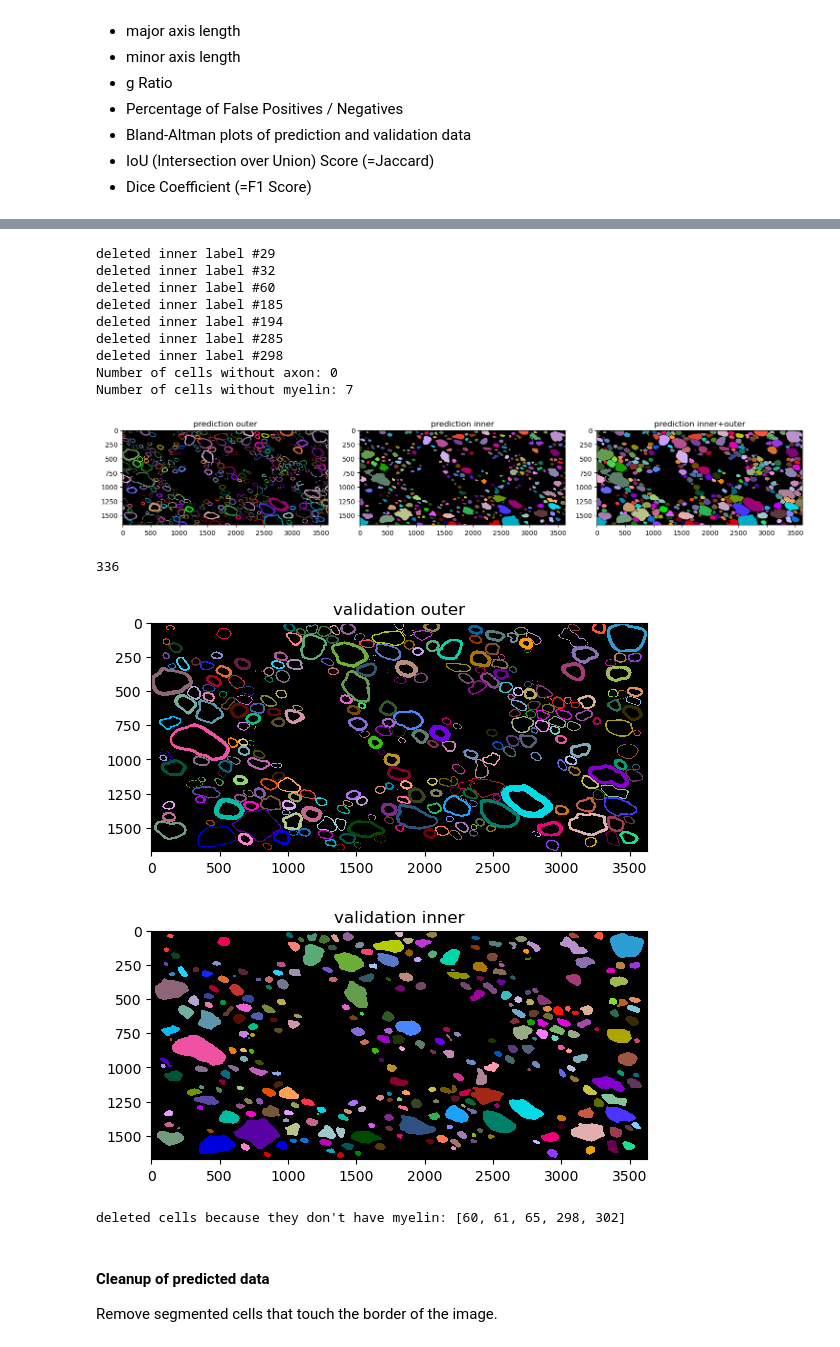
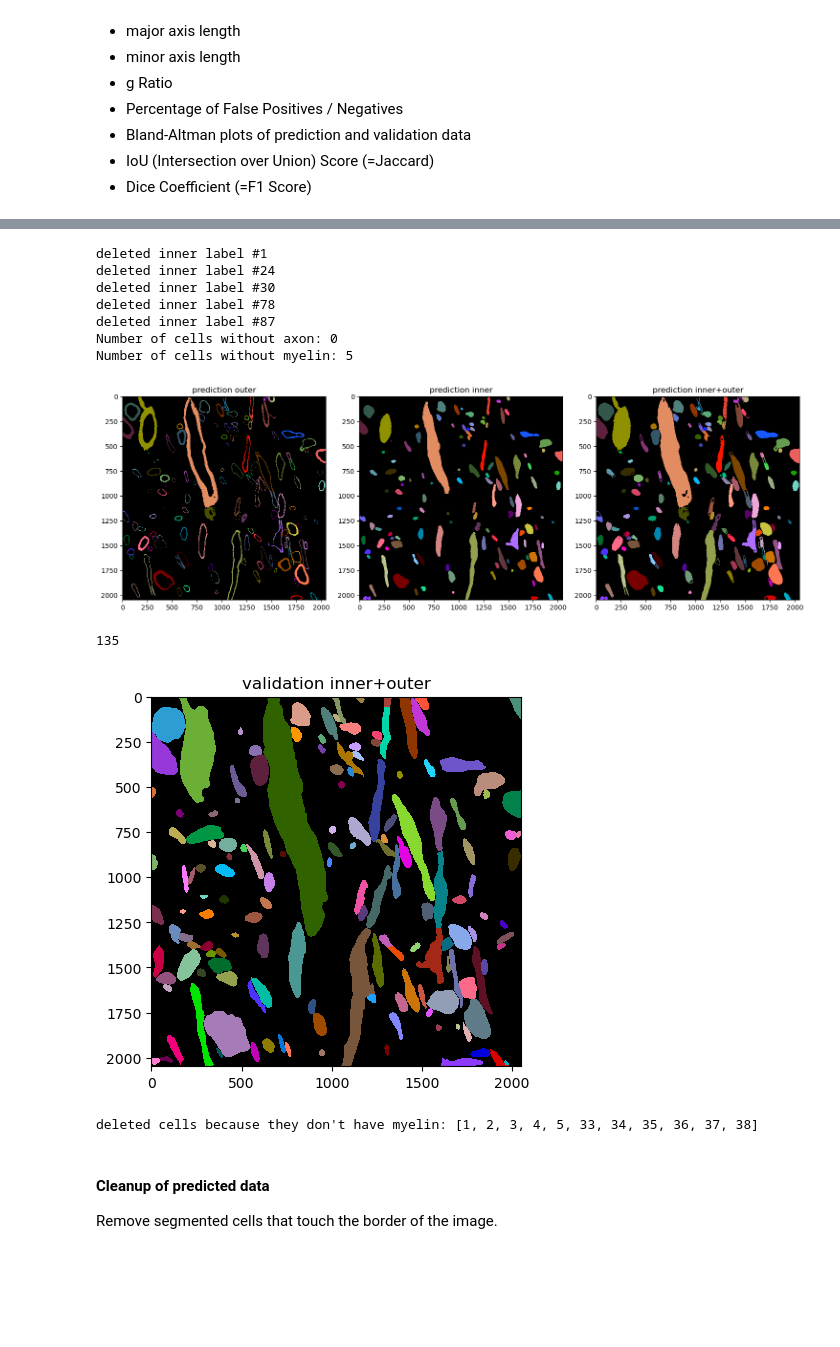
Before and after one commit to PhilipRuthig/EMtools, a Jupyter notebook: 4_validation.ipynb, the cells around one changed output, grey strips where cells are left out. Saved outputs shown, nothing was run; the diff lists cells and outputs as text; code cells hidden in the pictures; blank space fills up the shorter version.

```diff
--- a/4_validation.ipynb
+++ b/4_validation.ipynb
@@ -119,20 +119,21 @@ def calculate_dice(predicted_mask, ground_truth_mask):
 glasbey = cc.cm.glasbey_dark_r
 glasbey.set_under(color="black")
 # %%
-prediction_path =  r"4_val/prediction_cc.png" #prediction file
-validation_path = r"4_val/validation_cc.png" #ground truth file
+prediction_path =  r"4_val/prediction_swm.png" #prediction file
+validation_path = r"4_val/validation_swm.png" #ground truth file
 save_path = r"5_val_results/"
 
-swm = False #True for swm validation, false for CC
+swm = True #True for swm validation, false for CC
 
 threshold_myelin = 50
 threshold_fiber_upper = 40
-threshold_fiber_lower = 24
-remove_border = False
 
 if swm == True:
-    remove_border = True # true for cc, false for swm
+    remove_border = False # cc validation does not have cells annotated at the border
     threshold_fiber_lower = 28
+else:
+    remove_border = True
+    threshold_fiber_lower = 24
 # %%
 # open data
 img = cv2.imread(prediction_path)
@@ -283,15 +284,13 @@ for id in np.unique(pred_outer_labeled):
 print (f"Number of cells without axon: {n_labeled_without_inner}")
 print (f"Number of cells without myelin: {n_labeled_without_outer}")
 # %% [output]
-deleted inner label #29
-deleted inner label #32
-deleted inner label #60
-deleted inner label #185
-deleted inner label #194
-deleted inner label #285
-deleted inner label #298
+deleted inner label #1
+deleted inner label #24
+deleted inner label #30
+deleted inner label #78
+deleted inner label #87
 Number of cells without axon: 0
-Number of cells without myelin: 7
+Number of cells without myelin: 5
 # %%
 pred_outer_labeled,pred_inner_labeled = resolve_undersegmentation(pred_outer_labeled.astype('bool'),pred_inner_labeled.astype('bool'))
 fig, axs = plt.subplots(1, 3, figsize=(15, 5))
@@ -308,26 +307,22 @@ plt.show()
 n_pred_cells_corrected = np.max(pred_inner_labeled)
 print(n_pred_cells_corrected)
 # %% [output]
-[figure, old version]
+[figure, new version]
-336
+135
 # %%
 # fill inner to outer label to make sure they touch
 # this is needed to ensure good watershed performance later
 val_inner = ndi.binary_dilation(val_inner,structure=disk(5))
 val_inner[val_outer==True]=0
 
 #re-label so the labels are uniform between both channels.
 val_outer_labeled,val_inner_labeled = resolve_undersegmentation(val_outer.astype('bool'),val_inner.astype('bool'))
 
-plt.title('validation outer')
-plt.imshow(val_outer_labeled,cmap=glasbey,interpolation='None',vmin=0.1)
+plt.title('validation inner+outer')
+plt.imshow(val_inner_labeled+val_outer_labeled,cmap=glasbey,interpolation='None',vmin=0.1)
 plt.show()
-plt.title('validation inner')
-plt.imshow(val_inner_labeled,cmap=glasbey,interpolation='None',vmin=0.1)
-plt.show()
 # %% [output]
-[figure, old version]
+[figure, new version]
-[figure, removed]
 # %%
 # at this point, some of the cells do not have myelin.
 # Since we only look for myelinated cells, these are filtered out here.
@@ -338,7 +333,7 @@ for idx in np.unique(pred_inner_labeled):
         idx_list.append(idx)
 print('deleted cells because they don\'t have myelin: ' + str(idx_list))
 # %% [output]
-deleted cells because they don't have myelin: [60, 61, 65, 298, 302]
+deleted cells because they don't have myelin: [1, 2, 3, 4, 5, 33, 34, 35, 36, 37, 38]
 # %%
 pred_both_labeled = pred_inner_labeled+pred_outer_labeled
 val_both_labeled = val_inner_labeled+val_outer_labeled
```
Also changed, not shown: parts of 58 cells of this notebook, 2 other files.
